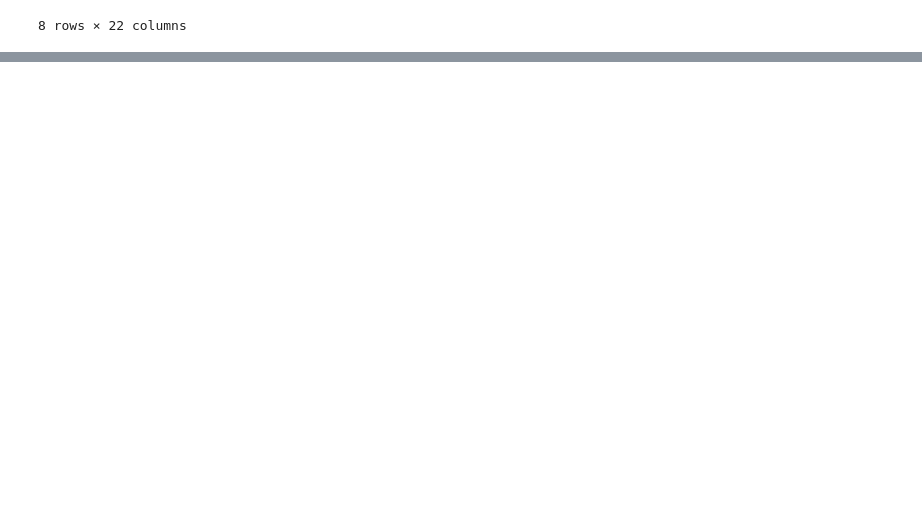
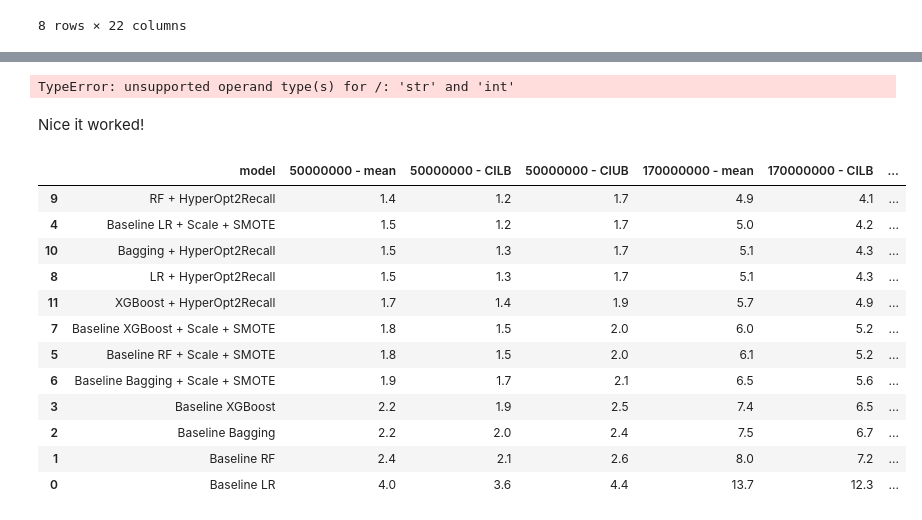
Before and after one commit to wihe96/Master_thesis_credit_card_fraud_detection, a Jupyter notebook: Credit_Card_Fraud_Detection_Business_Centric_Approach.ipynb, the cells around one changed output, grey strips where cells are left out. Drawn from its saved outputs; the diff is of its cells as text; code cells hidden in the pictures; blank space fills up the shorter version.

```diff
--- a/Credit_Card_Fraud_Detection_Business_Centric_Approach.ipynb
+++ b/Credit_Card_Fraud_Detection_Business_Centric_Approach.ipynb
@@ -776,0 +1288,70 @@ model_results.to_excel('model_results.xlsx')
+# %%
+# Define a dictionary of your dataframes
+df_dict = {
+    'df_ctm_fs173_a_005': df_ctm_fs173_a_005,
+    'df_ctm_fs173_a_2': df_ctm_fs173_a_2,
+    'df_ctm_fs173_a_5': df_ctm_fs173_a_5,
+    'df_ctm_fs024_a_005': df_ctm_fs024_a_005,
+    'df_ctm_fs024_a_2': df_ctm_fs024_a_2,
+    'df_ctm_fs024_a_5': df_ctm_fs024_a_5,
+}
+
+# Now, you can loop over your dictionary keys, modify and sort the dataframes
+for df_name in df_dict:
+    df_dict[df_name]['mean_of_means'] = df_dict[df_name].filter(like='- mean').mean(axis=1)
+    df_dict[df_name] = df_dict[df_name].sort_values('mean_of_means', ascending=True)
+    df_dict[df_name] = df_dict[df_name].applymap(round_to_million)
+
+
+
+# Finally, assign the modified dataframes back to their variables
+df_ctm_fs173_a_005 = df_dict['df_ctm_fs173_a_005']
+df_ctm_fs173_a_2 = df_dict['df_ctm_fs173_a_2']
+df_ctm_fs173_a_5 = df_dict['df_ctm_fs173_a_5']
+df_ctm_fs024_a_005 = df_dict['df_ctm_fs024_a_005']
+df_ctm_fs024_a_2 = df_dict['df_ctm_fs024_a_2']
+df_ctm_fs024_a_5 = df_dict['df_ctm_fs024_a_5']
+# %% [output]
+TypeError: unsupported operand type(s) for /: 'str' and 'int'
+# %%
+# Define a dictionary of your dataframes
+df_dict = {
+    'df_ctm_fs173_a_005': df_ctm_fs173_a_005,
+    'df_ctm_fs173_a_2': df_ctm_fs173_a_2,
+    'df_ctm_fs173_a_5': df_ctm_fs173_a_5,
+    'df_ctm_fs024_a_005': df_ctm_fs024_a_005,
+    'df_ctm_fs024_a_2': df_ctm_fs024_a_2,
+    'df_ctm_fs024_a_5': df_ctm_fs024_a_5,
+}
+
+# Now, you can loop over your dictionary keys, modify and sort the dataframes
+for df_name in df_dict:
+    df_dict[df_name]['mean_of_means'] = df_dict[df_name].filter(like='- mean').mean(axis=1)
+    df_dict[df_name] = df_dict[df_name].sort_values('mean_of_means', ascending=True)
+    df_dict[df_name].loc[:, df_dict[df_name].select_dtypes(include=['float64', 'int64']).columns] = df_dict[df_name].select_dtypes(include=['float64', 'int64']).applymap(round_to_million)
+
+# Finally, assign the modified dataframes back to their variables
+df_ctm_fs173_a_005 = df_dict['df_ctm_fs173_a_005']
+df_ctm_fs173_a_2 = df_dict['df_ctm_fs173_a_2']
+df_ctm_fs173_a_5 = df_dict['df_ctm_fs173_a_5']
+df_ctm_fs024_a_005 = df_dict['df_ctm_fs024_a_005']
+df_ctm_fs024_a_2 = df_dict['df_ctm_fs024_a_2']
+df_ctm_fs024_a_5 = df_dict['df_ctm_fs024_a_5']
+# %% [markdown]
+Nice it worked!
+# %%
+df_ctm_fs173_a_005
+# %% [output]
+|  | model | 50000000 - mean | 50000000 - CILB | 50000000 - CIUB | 170000000 - mean | 170000000 - CILB | ... |
+| 9 | RF + HyperOpt2Recall | 1.4 | 1.2 | 1.7 | 4.9 | 4.1 | ... |
+| 4 | Baseline LR + Scale + SMOTE | 1.5 | 1.2 | 1.7 | 5.0 | 4.2 | ... |
+| 10 | Bagging + HyperOpt2Recall | 1.5 | 1.3 | 1.7 | 5.1 | 4.3 | ... |
+| 8 | LR + HyperOpt2Recall | 1.5 | 1.3 | 1.7 | 5.1 | 4.3 | ... |
+| 11 | XGBoost + HyperOpt2Recall | 1.7 | 1.4 | 1.9 | 5.7 | 4.9 | ... |
+| 7 | Baseline XGBoost + Scale + SMOTE | 1.8 | 1.5 | 2.0 | 6.0 | 5.2 | ... |
+| 5 | Baseline RF + Scale + SMOTE | 1.8 | 1.5 | 2.0 | 6.1 | 5.2 | ... |
+| 6 | Baseline Bagging + Scale + SMOTE | 1.9 | 1.7 | 2.1 | 6.5 | 5.6 | ... |
+| 3 | Baseline XGBoost | 2.2 | 1.9 | 2.5 | 7.4 | 6.5 | ... |
+| 2 | Baseline Bagging | 2.2 | 2.0 | 2.4 | 7.5 | 6.7 | ... |
+| 1 | Baseline RF | 2.4 | 2.1 | 2.6 | 8.0 | 7.2 | ... |
+| 0 | Baseline LR | 4.0 | 3.6 | 4.4 | 13.7 | 12.3 | ... |
```
Also changed, not shown: parts of 17 cells of this notebook.
